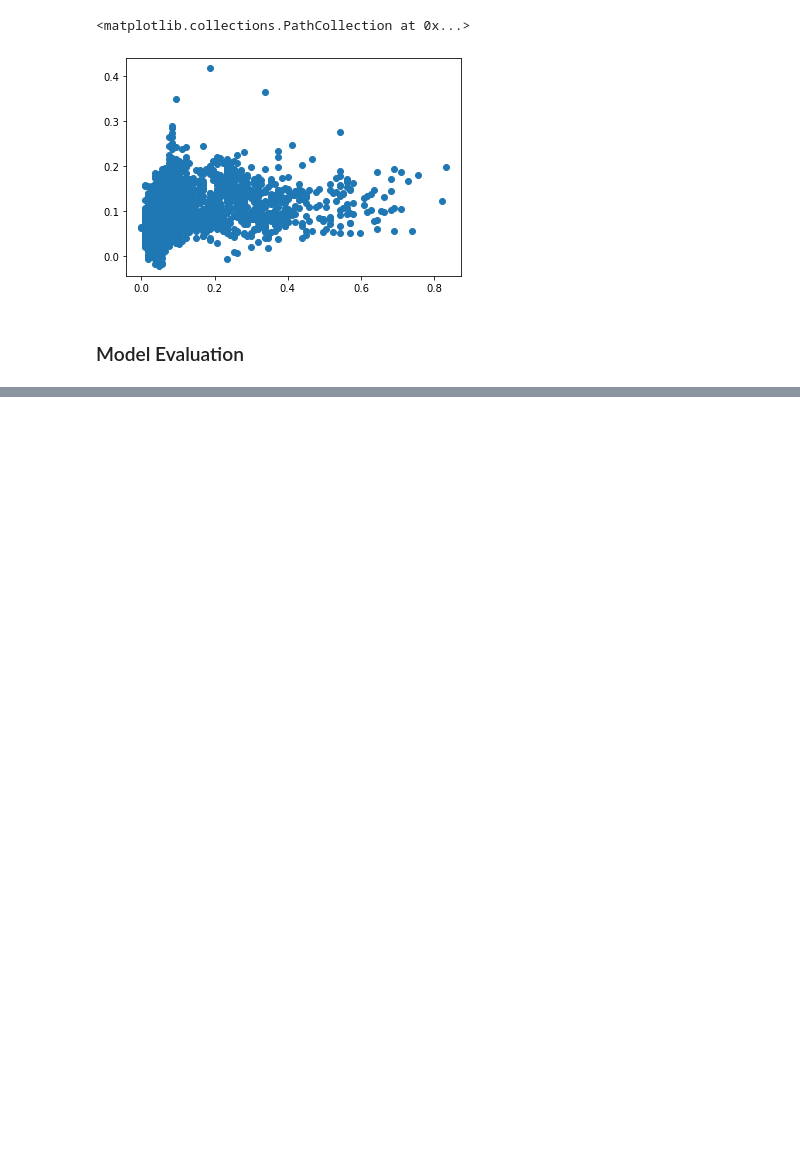
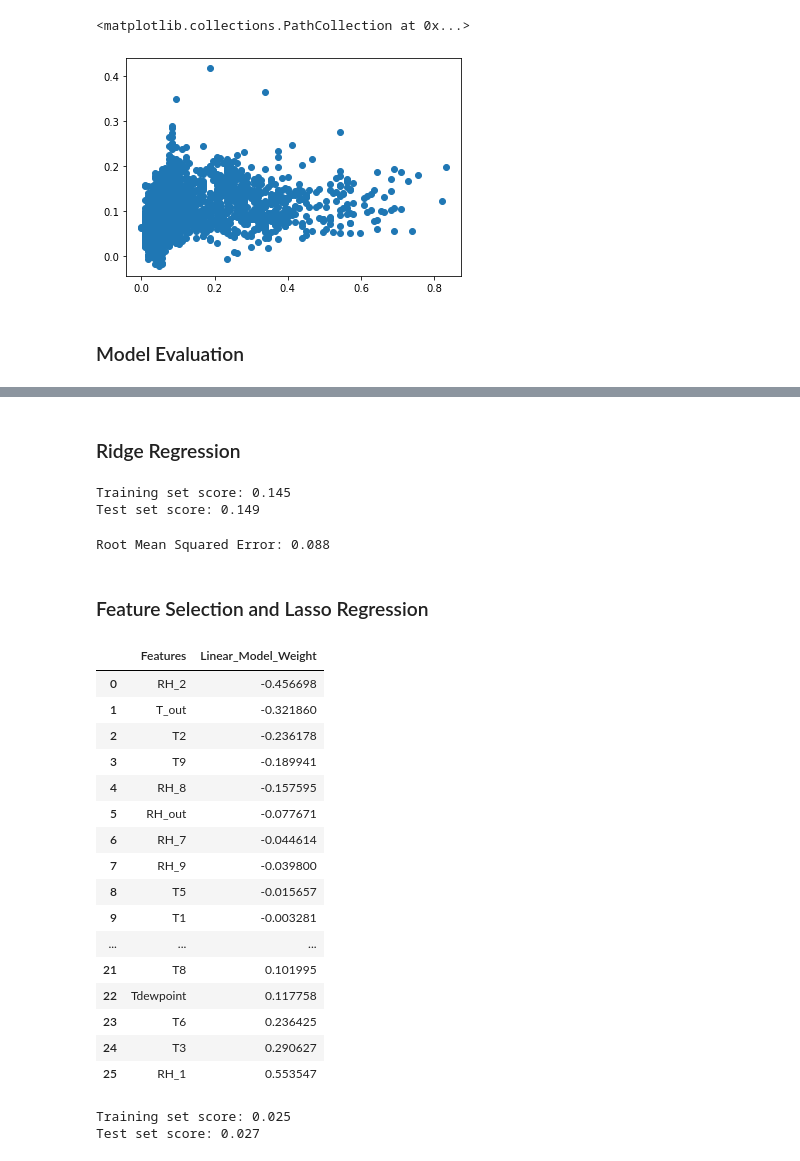
Before and after one commit to raselle/Hamoye, a Jupyter notebook: Stage B Assesment.ipynb, the cells around one changed output, grey strips where cells are left out. Saved outputs shown, nothing was run; the diff lists cells and outputs as text; code cells hidden in the pictures; blank space fills up the shorter version.

```diff
--- a/Stage B Assesment.ipynb
+++ b/Stage B Assesment.ipynb
@@ -84,0 +77,62 @@ Root Mean Squared Error: 0.08751444947661711
+# %% [markdown]
+### Ridge Regression
+# %%
+from sklearn.linear_model import Ridge
+ridge_reg = Ridge(alpha=0.4)
+ridge_reg.fit(X_train, y_train)
+
+# obtain predictions
+ridge_pred = ridge_reg.predict(X_test)
+
+print("Training set score: {:.3f}".format(ridge_reg.score(X_train, y_train)))
+print("Test set score: {:.3f}".format(ridge_reg.score(X_test, y_test)))
+# %% [output]
+Training set score: 0.145
+Test set score: 0.149
+# %%
+print('Root Mean Squared Error:', round(np.sqrt(metrics.mean_squared_error(y_test, predictions)),3))
+# %% [output]
+Root Mean Squared Error: 0.088
+# %% [markdown]
+### Feature Selection and Lasso Regression
+# %%
+def get_weights_df(model, feat, col_name):
+#this function returns the weight of every feature
+    weights = pd.Series(model.coef_, feat.columns).sort_values()
+    weights_df = pd.DataFrame(weights).reset_index()
+    weights_df.columns = ['Features', col_name]
+    weights_df[col_name].round(3)
+    return weights_df
+# %%
+linear_model_weights = get_weights_df(linear_model, X_train, 'Linear_Model_Weight')
+linear_model_weights
+# %% [output]
+|  | Features | Linear_Model_Weight |
+| 0 | RH_2 | -0.456698 |
+| 1 | T_out | -0.321860 |
+| 2 | T2 | -0.236178 |
+| 3 | T9 | -0.189941 |
+| 4 | RH_8 | -0.157595 |
+| 5 | RH_out | -0.077671 |
+| 6 | RH_7 | -0.044614 |
+| 7 | RH_9 | -0.039800 |
+| 8 | T5 | -0.015657 |
+| 9 | T1 | -0.003281 |
+| ... | ... | ... |
+| 21 | T8 | 0.101995 |
+| 22 | Tdewpoint | 0.117758 |
+| 23 | T6 | 0.236425 |
+| 24 | T3 | 0.290627 |
+| 25 | RH_1 | 0.553547 |
+# %%
+from sklearn.linear_model import Lasso
+lasso_reg = Lasso(alpha=0.001)
+lasso_reg.fit(X_train, y_train)
+
+lasso_pred = lasso_reg.predict(X_test)
+
+print("Training set score: {:.3f}".format(lasso_reg.score(X_train, y_train)))
+print("Test set score: {:.3f}".format(lasso_reg.score(X_test, y_test)))
+# %% [output]
+Training set score: 0.025
+Test set score: 0.027
```
Also changed, not shown: parts of 5 cells of this notebook.
